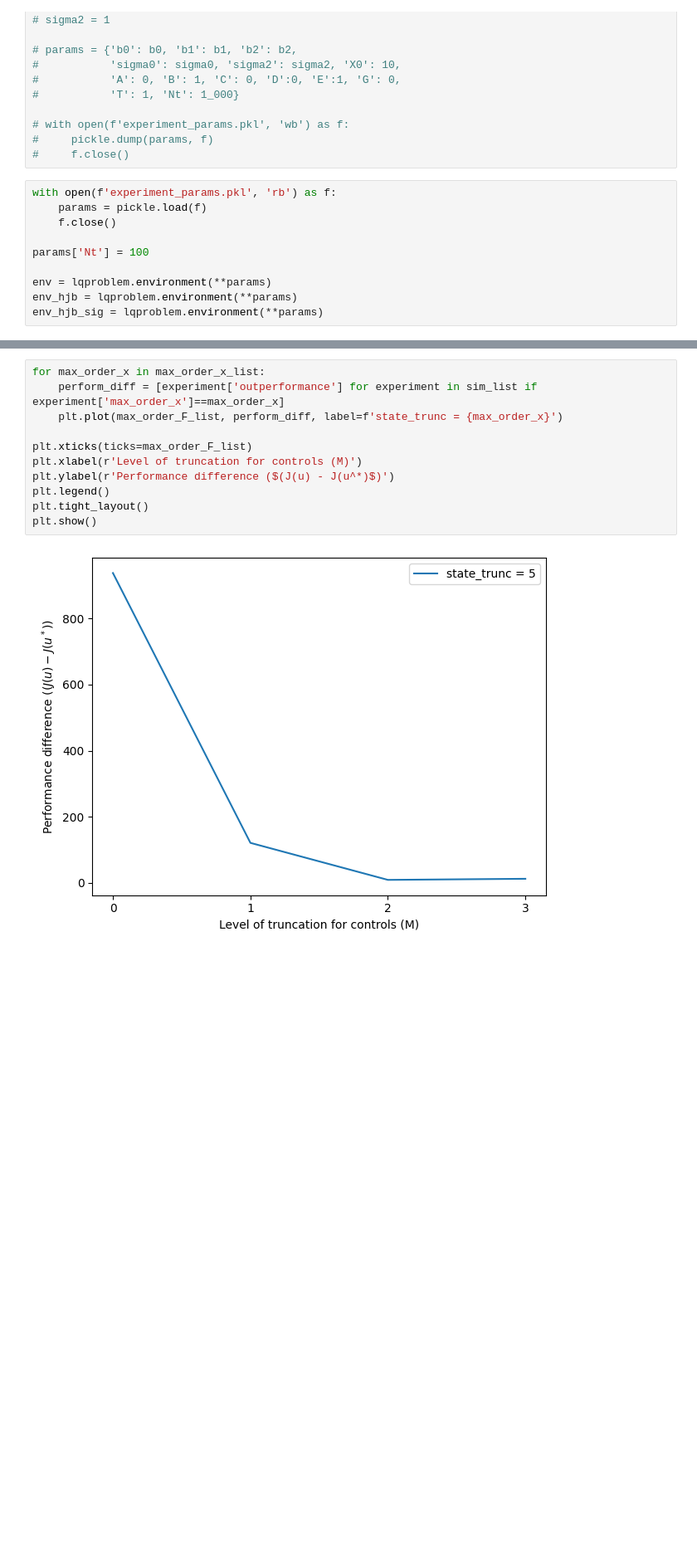
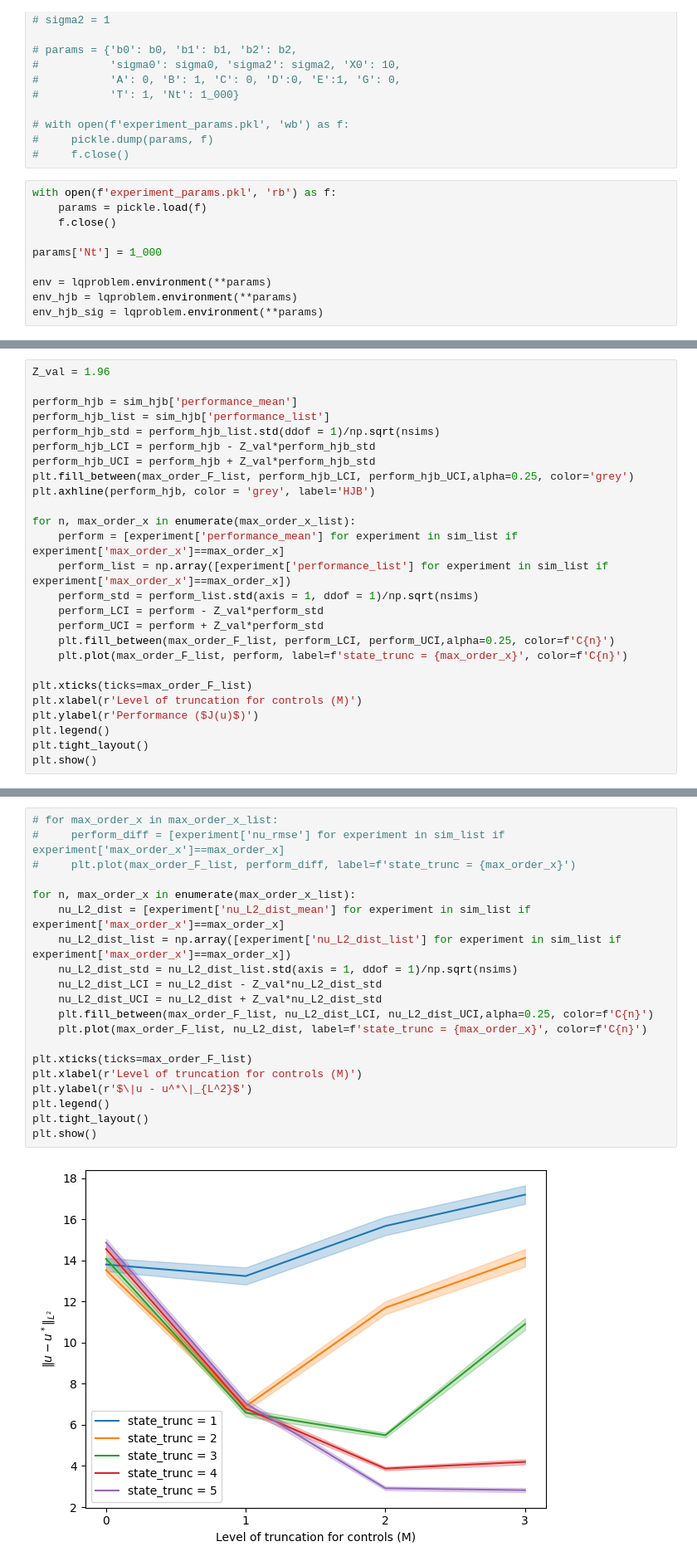
Before and after one commit to muhammadalifaqsha/optimal-control-with-signatures, a Jupyter notebook: notebooks/alif-lqproblem-experiments.ipynb, the cells around one changed output, grey strips where cells are left out. Shown at 83% size. Cells and saved outputs as stored; diff of their text form; blank space fills up the shorter version.

```diff
--- a/notebooks/alif-lqproblem-experiments.ipynb
+++ b/notebooks/alif-lqproblem-experiments.ipynb
@@ -37,7 +37,7 @@ with open(f'experiment_params.pkl', 'rb') as f:
     params = pickle.load(f)
     f.close()
 
-params['Nt'] = 100
+params['Nt'] = 1_000
 
 env = lqproblem.environment(**params)
 env_hjb = lqproblem.environment(**params)
@@ -115,2 +117,28 @@ with open(f'experiment_results_hjb_{nsims}_sims_new.pkl', 'wb') as f:
     pickle.dump(sim_hjb, f)
     f.close()
+# %%
+Z_val = 1.96
+
+perform_hjb = sim_hjb['performance_mean']
+perform_hjb_list = sim_hjb['performance_list']
+perform_hjb_std = perform_hjb_list.std(ddof = 1)/np.sqrt(nsims)
+perform_hjb_LCI = perform_hjb - Z_val*perform_hjb_std
+perform_hjb_UCI = perform_hjb + Z_val*perform_hjb_std
+plt.fill_between(max_order_F_list, perform_hjb_LCI, perform_hjb_UCI,alpha=0.25, color='grey')
+plt.axhline(perform_hjb, color = 'grey', label='HJB')
+
+for n, max_order_x in enumerate(max_order_x_list):
+    perform = [experiment['performance_mean'] for experiment in sim_list if experiment['max_order_x']==max_order_x]
+    perform_list = np.array([experiment['performance_list'] for experiment in sim_list if experiment['max_order_x']==max_order_x])
+    perform_std = perform_list.std(axis = 1, ddof = 1)/np.sqrt(nsims)
+    perform_LCI = perform - Z_val*perform_std
+    perform_UCI = perform + Z_val*perform_std
+    plt.fill_between(max_order_F_list, perform_LCI, perform_UCI,alpha=0.25, color=f'C{n}')
+    plt.plot(max_order_F_list, perform, label=f'state_trunc = {max_order_x}', color=f'C{n}')
+
+plt.xticks(ticks=max_order_F_list)
+plt.xlabel(r'Level of truncation for controls (M)')
+plt.ylabel(r'Performance ($J(u)$)')
+plt.legend()
+plt.tight_layout()
+plt.show()
@@ -117,13 +147,22 @@ with open(f'experiment_results_hjb_{nsims}_sims_new.pkl', 'wb') as f:
 # %%
-for max_order_x in max_order_x_list:
-    perform_diff = [experiment['outperformance'] for experiment in sim_list if experiment['max_order_x']==max_order_x]
-    plt.plot(max_order_F_list, perform_diff, label=f'state_trunc = {max_order_x}')
+# for max_order_x in max_order_x_list:
+#     perform_diff = [experiment['nu_rmse'] for experiment in sim_list if experiment['max_order_x']==max_order_x]
+#     plt.plot(max_order_F_list, perform_diff, label=f'state_trunc = {max_order_x}')
+
+for n, max_order_x in enumerate(max_order_x_list):
+    nu_L2_dist = [experiment['nu_L2_dist_mean'] for experiment in sim_list if experiment['max_order_x']==max_order_x]
+    nu_L2_dist_list = np.array([experiment['nu_L2_dist_list'] for experiment in sim_list if experiment['max_order_x']==max_order_x])
+    nu_L2_dist_std = nu_L2_dist_list.std(axis = 1, ddof = 1)/np.sqrt(nsims)
+    nu_L2_dist_LCI = nu_L2_dist - Z_val*nu_L2_dist_std
+    nu_L2_dist_UCI = nu_L2_dist + Z_val*nu_L2_dist_std
+    plt.fill_between(max_order_F_list, nu_L2_dist_LCI, nu_L2_dist_UCI,alpha=0.25, color=f'C{n}')
+    plt.plot(max_order_F_list, nu_L2_dist, label=f'state_trunc = {max_order_x}', color=f'C{n}')
 
 plt.xticks(ticks=max_order_F_list)
 plt.xlabel(r'Level of truncation for controls (M)')
-plt.ylabel(r'Performance difference ($(J(u) - J(u^*)$)')
+plt.ylabel(r'$\|u - u^*\|_{L^2}$')
 plt.legend()
 plt.tight_layout()
 plt.show()
 # %% [output]
-[figure, old version]
+[figure, new version]
```
Also changed, not shown: parts of 5 cells of this notebook, 8 other files.
